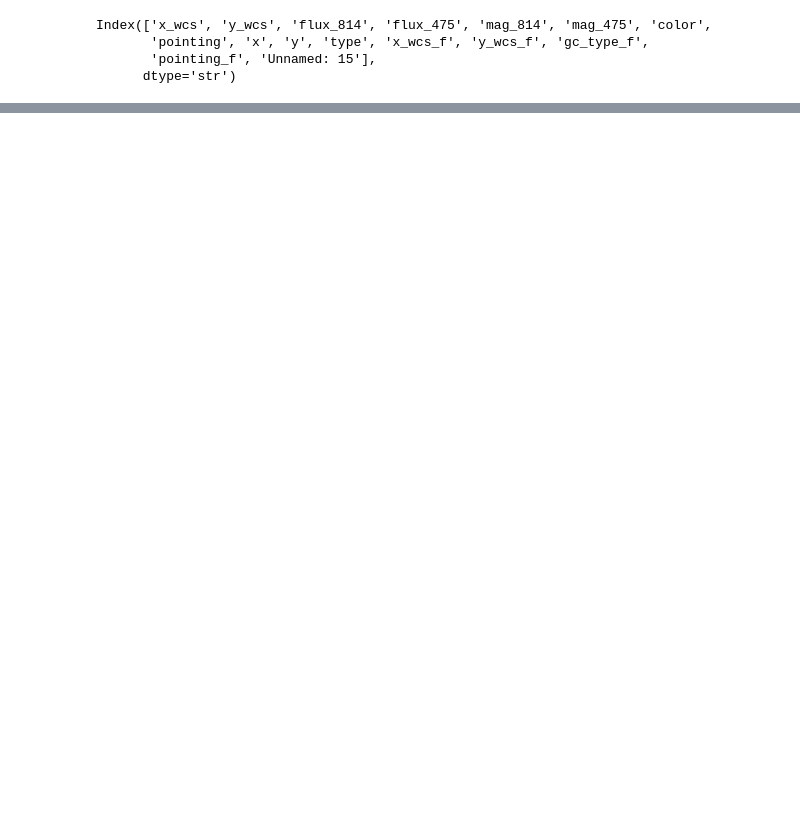
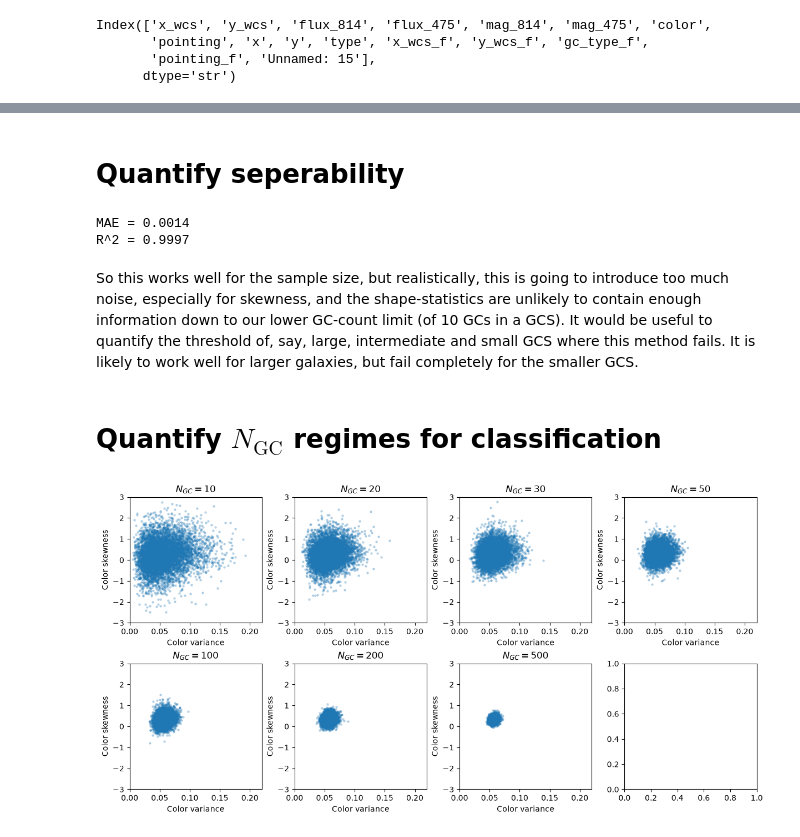
Before and after one commit to Pommers/Coma-GCS-colors, a Jupyter notebook: 04_PBlue_fb_color_shift_cal.ipynb, the cells around one changed output, grey strips where cells are left out. Drawn from its saved outputs; the diff is of its cells as text; code cells hidden in the pictures; blank space fills up the shorter version.

```diff
--- a/04_PBlue_fb_color_shift_cal.ipynb
+++ b/04_PBlue_fb_color_shift_cal.ipynb
@@ -438,0 +978,42 @@ data["Pblue"] = Pblue_all
+# %% [markdown]
+# Quantify seperability
+# %%
+from sklearn.ensemble import RandomForestRegressor
+from sklearn.model_selection import cross_val_predict, KFold
+from sklearn.metrics import mean_absolute_error, r2_score
+
+X = fb_C_shift_w_skew_df[
+    ["color_var", "color_skew"]
+].to_numpy()
+
+y = fb_C_shift_w_skew_df[
+    "f_blue_true"
+].to_numpy()
+
+cv = KFold(
+    n_splits=5,
+    shuffle=True,
+    random_state=42
+)
+
+model = RandomForestRegressor(
+    n_estimators=300,
+    random_state=42
+)
+
+y_pred = cross_val_predict(
+    model,
+    X,
+    y,
+    cv=cv
+)
+
+print(f"MAE = {mean_absolute_error(y, y_pred):.4f}")
+print(f"R^2 = {r2_score(y, y_pred):.4f}")
+# %% [output]
+MAE = 0.0014
+R^2 = 0.9997
+# %% [markdown]
+So this works well for the sample size, but realistically, this is going to introduce too much noise, especially for skewness, and the shape-statistics are unlikely to contain enough information down to our lower GC-count limit (of 10 GCs in a GCS). It would be useful to quantify the threshold of, say, large, intermediate and small GCS where this method fails. It is likely to work well for larger galaxies, but fail completely for the smaller GCS.
+# %% [markdown]
+# Quantify $N_\mathrm{GC}$ regimes for classification
@@ -438,0 +1088,31 @@ data["Pblue"] = Pblue_all
+# %%
+fig, axes = plt.subplots(
+    2, 4,
+    figsize=(12, 6),
+    constrained_layout=True
+)
+
+for ax, N in zip(axes.flat, N_grid):
+
+    sub = fb_C_shift_w_NGC_df[
+        (fb_C_shift_w_NGC_df["N_GC"] == N)
+        & (fb_C_shift_w_NGC_df["f_blue_true"] == 0.5)
+    ]
+
+    ax.scatter(
+        sub["color_var"],
+        sub["color_skew"],
+        s=5,
+        alpha=0.25
+    )
+
+    ax.set_xlim(0,0.22)
+    ax.set_ylim(-3,3)
+
+    ax.set_title(fr"$N_{{GC}}={N}$")
+    ax.set_xlabel("Color variance")
+    ax.set_ylabel("Color skewness")
+
+plt.show()
+# %% [output]
+[figure, added]
```
Also changed, not shown: parts of 37 cells of this notebook.
